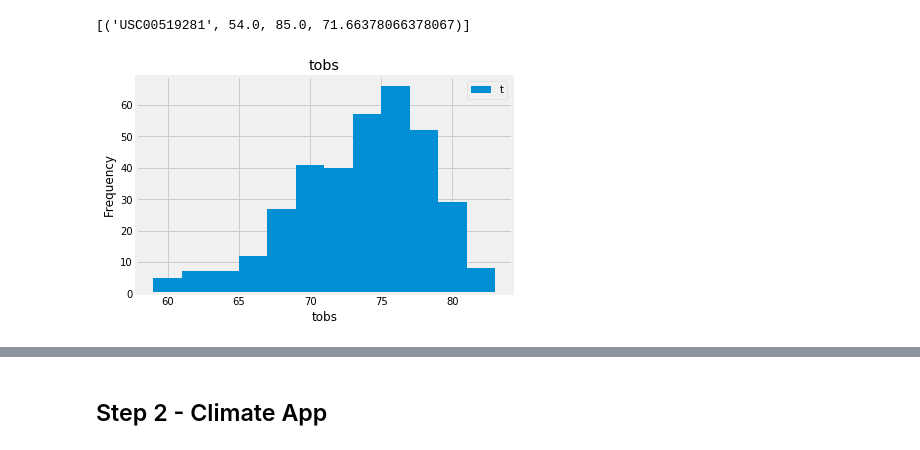
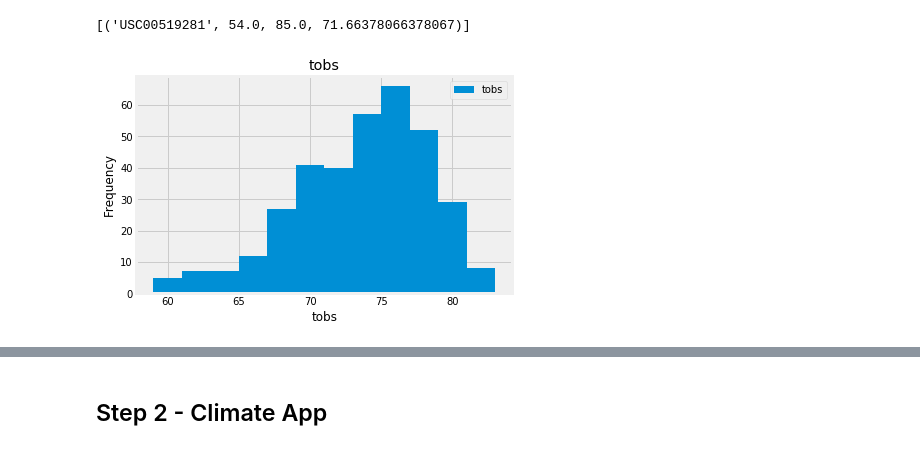
Before and after one commit to dkloepper/DVBC-Homework8, a Jupyter notebook: David Kloepper - Homework 8 - Climate Analysis.ipynb, the cells around one changed output, grey strips where cells are left out. Saved outputs shown, nothing was run; the diff lists cells and outputs as text; code cells hidden in the pictures.

```diff
--- a/David Kloepper - Homework 8 - Climate Analysis.ipynb
+++ b/David Kloepper - Homework 8 - Climate Analysis.ipynb
@@ -137,23 +122,23 @@ most_active_station_temps
 # %%
 # Choose the station with the highest number of temperature observations.
 # Query the last 12 months of temperature observation data for this station and plot the results as a histogram
 most_active_station_obs = session.query(Measurement.date, Measurement.tobs).\
     filter(Measurement.station == most_active_station).\
     filter(Measurement.date > year_ago).\
     order_by(Measurement.date).all()
 #most_active_station_obs
 
 most_active_station_obs_df = pd.DataFrame(most_active_station_obs, columns=['date','tobs'])
 #most_active_station_obs_df.head()
 
 most_active_station_obs_df.set_index('date', inplace=True)
 most_active_station_obs_df.sort_values('date', inplace=True)
 
-most_active_station_obs_df.hist(bins=12)
+most_active_station_obs_df.hist(bins=12,label='tobs')
 plt.xlabel('tobs')
 plt.ylabel('Frequency')
 plt.grid(True)
-plt.legend('tobs')
+plt.legend()
 plt.show()
 # %% [output]
-[figure, old version]
+[figure, new version]
```
Also changed, not shown: parts of 14 cells of this notebook, 4 other files.
